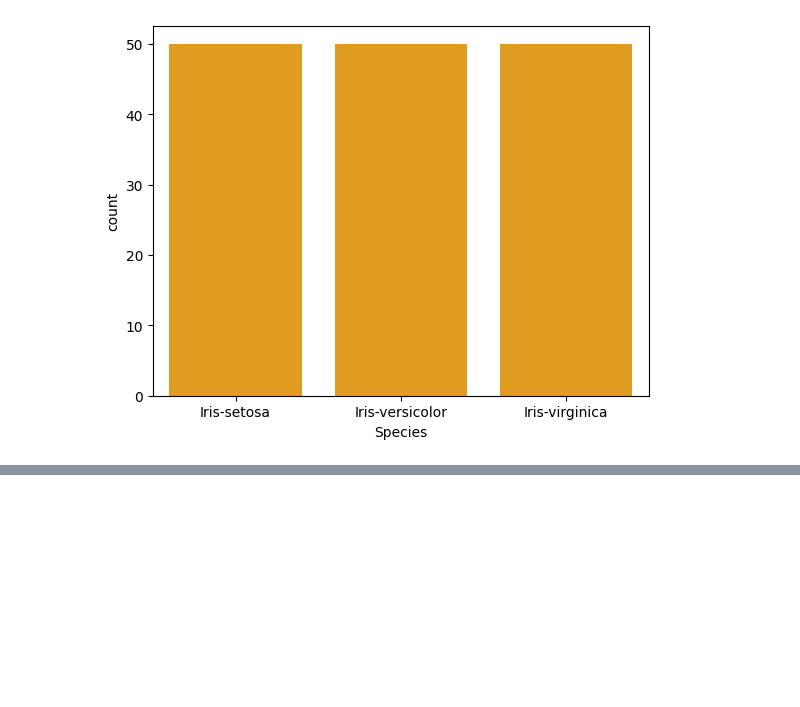
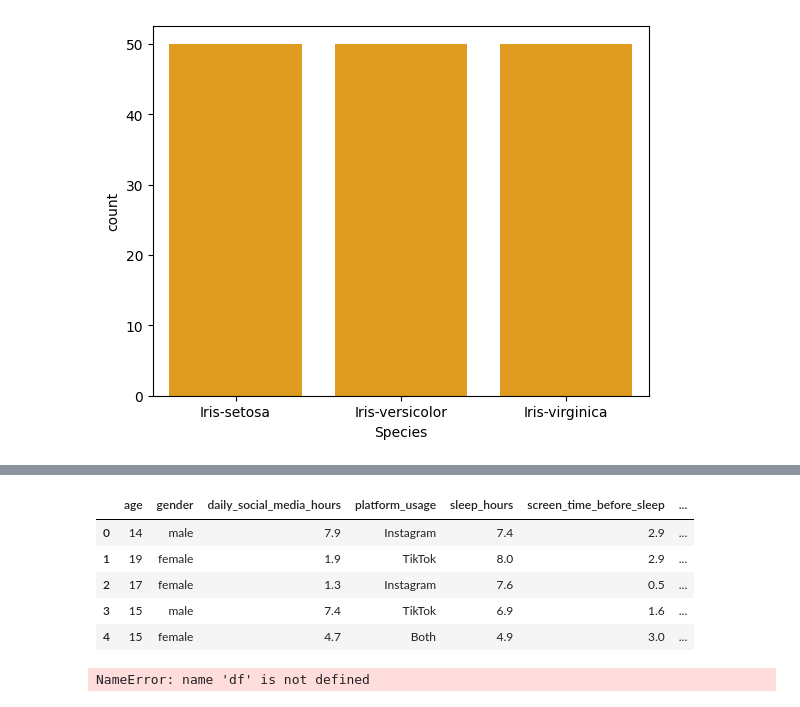
Before and after one commit to Bhavishya007-bit/Python-Data-Science, a Jupyter notebook: Data visualisation/mat_seaborn.ipynb, the cells around one changed output, grey strips where cells are left out. Cells and saved outputs as stored; diff of their text form; code cells hidden in the pictures; blank space fills up the shorter version.

```diff
--- a/Data visualisation/mat_seaborn.ipynb
+++ b/Data visualisation/mat_seaborn.ipynb
@@ -108,0 +143,15 @@ sns.countplot(x = 'Species', data = data, order = data['Species'].value_counts()
+# %%
+df = pd.read_csv("Teen_Mental_Health_Dataset.csv")
+# %%
+df.head()
+# %% [output]
+|  | age | gender | daily_social_media_hours | platform_usage | sleep_hours | screen_time_before_sleep | ... |
+| 0 | 14 | male | 7.9 | Instagram | 7.4 | 2.9 | ... |
+| 1 | 19 | female | 1.9 | TikTok | 8.0 | 2.9 | ... |
+| 2 | 17 | female | 1.3 | Instagram | 7.6 | 0.5 | ... |
+| 3 | 15 | male | 7.4 | TikTok | 6.9 | 1.6 | ... |
+| 4 | 15 | female | 4.7 | Both | 4.9 | 3.0 | ... |
+# %%
+region_sales = df.data.T.sum(axis = 'columns')
+# %% [output]
+NameError: name 'df' is not defined
```
Also changed, not shown: parts of 4 cells of this notebook, 1 other file.
